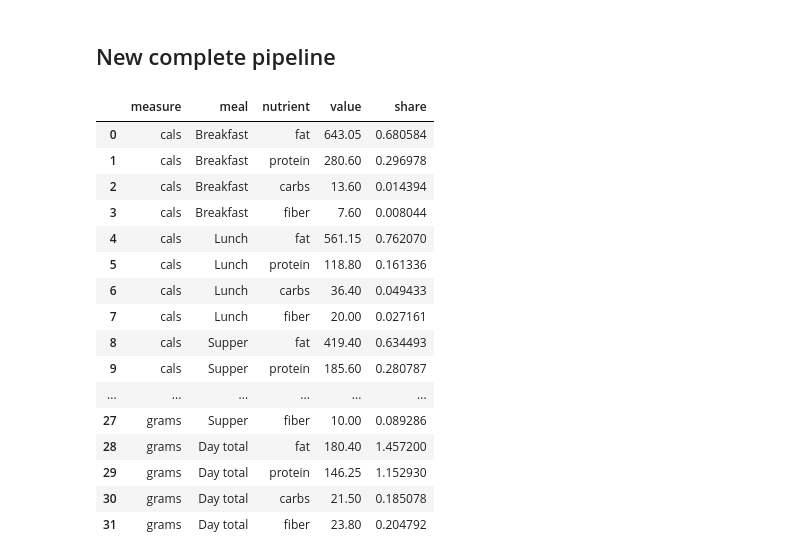
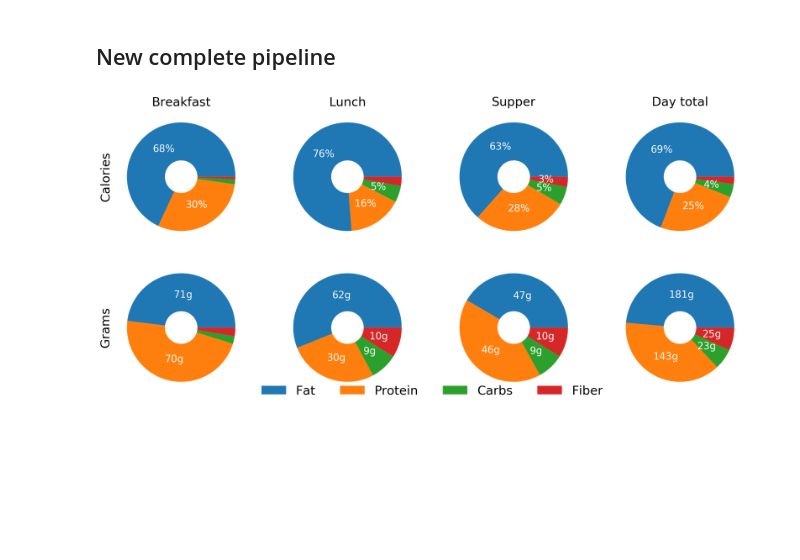
Before and after one commit to fabiangunzinger/learning, a Jupyter notebook: food-data/foods.ipynb, the cells around one changed output. Cells and saved outputs as stored; diff of their text form; code cells hidden in the pictures; blank space fills up the shorter version.

Commit message:
Basic version of nutrient graphs code

```diff
--- a/food-data/foods.ipynb
+++ b/food-data/foods.ipynb
@@ -252,8 +252,6 @@ def calc_nuts(meals, include_total=True):
               .groupby('measure')
               .apply(calc_share)
               .assign(nutrient = lambda df: pd.Categorical(df.nutrient, ['fat', 'protein', 'carbs', 'fiber']))
-#               .melt(id_vars=['ingredient', 'nutrient', 'measure'],
-#                     var_name='metric')
              )
 
         return df
@@ -270,50 +268,73 @@ def calc_nuts(meals, include_total=True):
         meal_order = list(meals.keys())
         meal_order.append('Day total')
         df['meal'] = pd.Categorical(df.meal, meal_order)
         df = df.sort_values(['measure', 'meal', 'nutrient'])
 
         return df
 
 
     def make_meals_plot_data(data):
         return data.groupby(['measure', 'meal', 'nutrient'], as_index=False).sum()
 
 
     pieces = []
     for meal in meals:
         df = calc_meal_nuts(meals[meal])
         df['meal'] = meal
         pieces.append(df)
     data = pd.concat(pieces)
 
     if include_total:
         data = add_total(data)
 
     data_table = data
     meals_plot_data = make_meals_plot_data(data)
 
+
     return data_table, meals_plot_data
 
 
+def make_dashboard(data):
+
+    title_size = 25
+    label_size = 20
+    nrows = data.measure.nunique()
+    ncols = data.meal.nunique()
+
+
+    def pct_labels(pct, df, measure):
+        if measure == 'cals':
+            return f'{pct:.0f}%' if pct > 3 else ''
+        elif measure == 'grams':
+            grams = pct / 100 * df.value.sum()
+            return f'{grams:.0f}g' if grams > 5 else ''
+
+
+    fig, ax = plt.subplots(nrows, ncols, figsize=(19, 9))
+
+    for row, measure in enumerate(data.measure.unique()):
+        for col, meal in enumerate(data.meal.unique()):
+            df = data.loc[(data.measure == measure) & (data.meal == meal)]
+            ax[row, col].pie(df.share,
+                             labels=df.nutrient,
+                             textprops=dict(color='white', size=label_size),
+                             wedgeprops=dict(width=.7),
+                             autopct=lambda pct: pct_labels(pct, df, measure)
+                            )
+
+    # Set column and row labels
+    ax[0, 0].set_ylabel('Calories', fontsize=title_size)
+    ax[1, 0].set_ylabel('Grams', fontsize=title_size)
+    for col, name in enumerate(data.meal.unique()):
+        ax[0, col].set_title(name, fontsize=title_size)
+
+    legend_labs = [n.capitalize().replace('_', ' ') for n in data.nutrient.unique()]
+    fig.legend(legend_labs, loc='lower center', ncol=4, fontsize=title_size,
+               framealpha=0, borderpad=0)
+    fig.tight_layout();
+
+
 nuts, meals_plot_data = calc_nuts(meals, include_total=True)
-# make_dashboard(meals_data)
-
-meals_plot_data
+make_dashboard(meals_plot_data)
 # %% [output]
-|  | measure | meal | nutrient | value | share |
-| 0 | cals | Breakfast | fat | 643.05 | 0.680584 |
-| 1 | cals | Breakfast | protein | 280.60 | 0.296978 |
-| 2 | cals | Breakfast | carbs | 13.60 | 0.014394 |
-| 3 | cals | Breakfast | fiber | 7.60 | 0.008044 |
-| 4 | cals | Lunch | fat | 561.15 | 0.762070 |
-| 5 | cals | Lunch | protein | 118.80 | 0.161336 |
-| 6 | cals | Lunch | carbs | 36.40 | 0.049433 |
-| 7 | cals | Lunch | fiber | 20.00 | 0.027161 |
-| 8 | cals | Supper | fat | 419.40 | 0.634493 |
-| 9 | cals | Supper | protein | 185.60 | 0.280787 |
-| ... | ... | ... | ... | ... | ... |
-| 27 | grams | Supper | fiber | 10.00 | 0.089286 |
-| 28 | grams | Day total | fat | 180.40 | 1.457200 |
-| 29 | grams | Day total | protein | 146.25 | 1.152930 |
-| 30 | grams | Day total | carbs | 21.50 | 0.185078 |
-| 31 | grams | Day total | fiber | 23.80 | 0.204792 |
+[figure, added]
```
Also changed, not shown: parts of 3 cells of this notebook, 1 other file.
